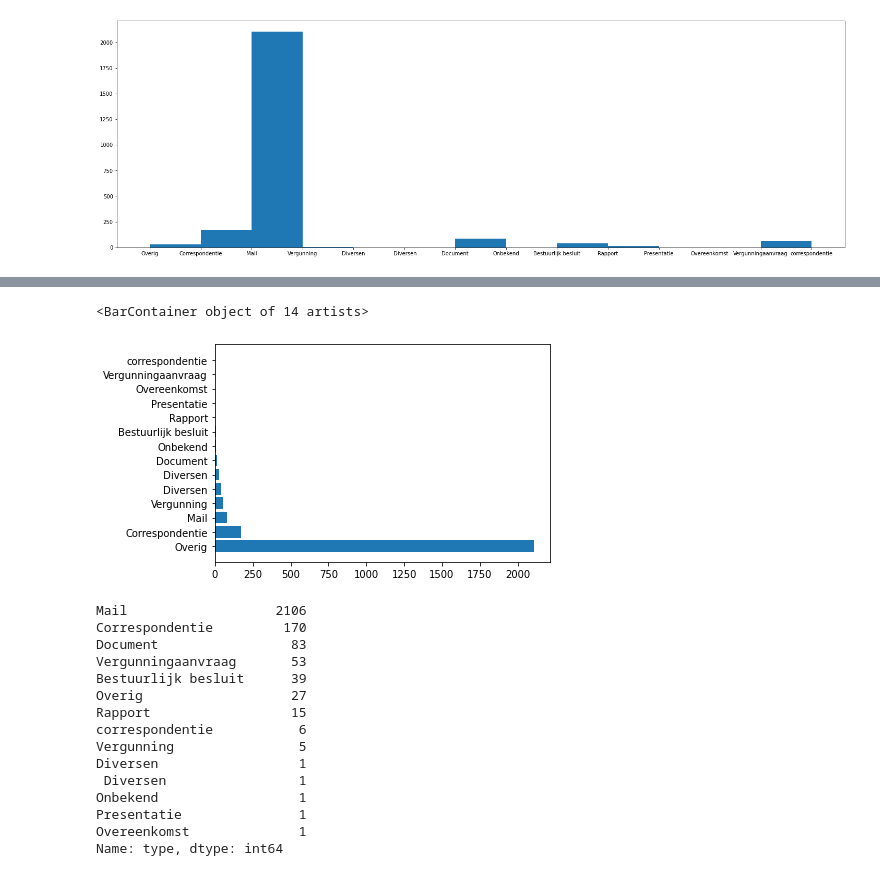
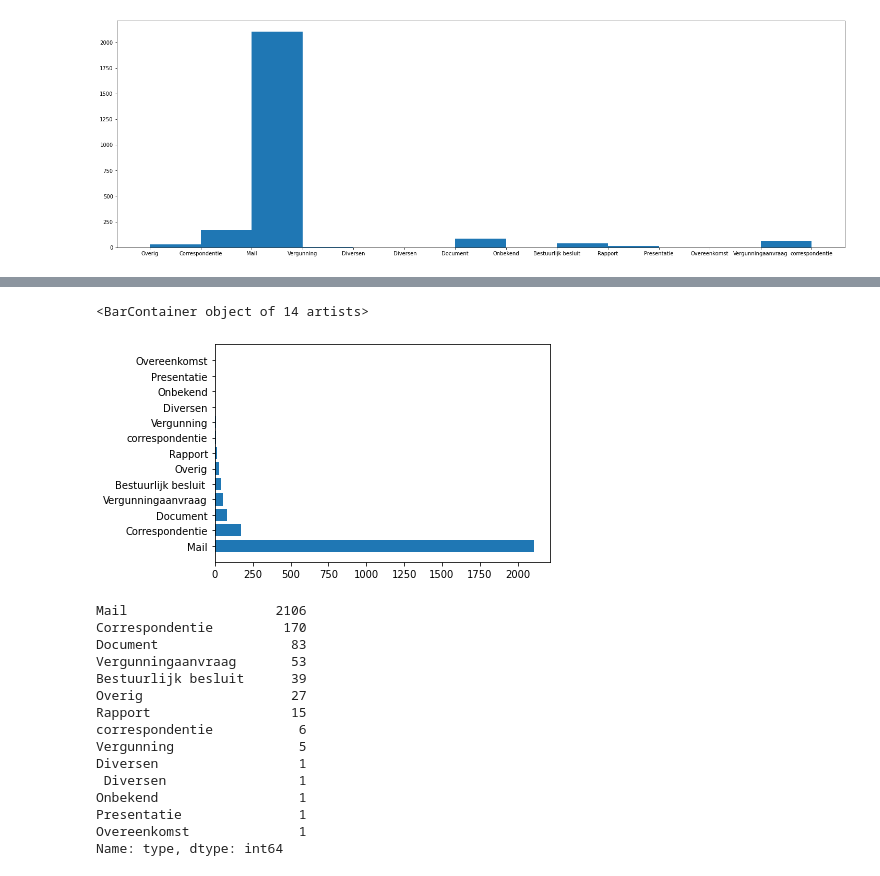
Before and after one commit to asreview-ftm-hackathon/Visualization_JAMC__3DInteractive, a Jupyter notebook: exploration.ipynb, the cells around one changed output, grey strips where cells are left out. Drawn from its saved outputs; the diff is of its cells as text; code cells hidden in the pictures.

```diff
--- a/exploration.ipynb
+++ b/exploration.ipynb
@@ -86,9 +45,22 @@ import counter
-# %%
-
-plt.barh(data['type'].unique(), data['type'].value_counts(normalize=False))
-# %% [output]
-<BarContainer object of 14 artists>
-[figure, removed]
+# %%
+types = ["Mail",
+"Correspondentie",
+"Document",
+"Vergunningaanvraag",
+"Bestuurlijk besluit ",
+"Overig",
+"Rapport",
+"correspondentie",
+"Vergunning",
+"Diversen",
+"Diversen",
+"Onbekend",
+"Presentatie",
+"Overeenkomst"]
+plt.barh(types, data['type'].value_counts(normalize=False))
+# %% [output]
+<BarContainer object of 14 artists>
+[figure, added]
 # %%
 data['type'].value_counts(normalize=False)
 # %% [output]
```
Also changed, not shown: parts of 25 cells of this notebook, 1 other file.
